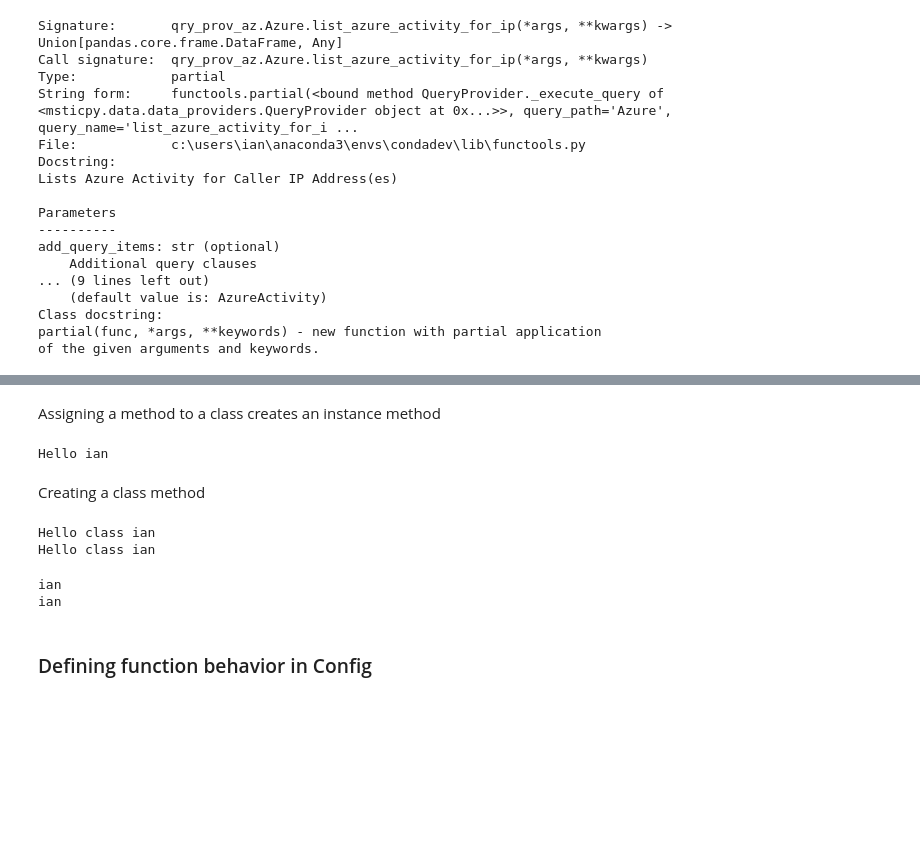
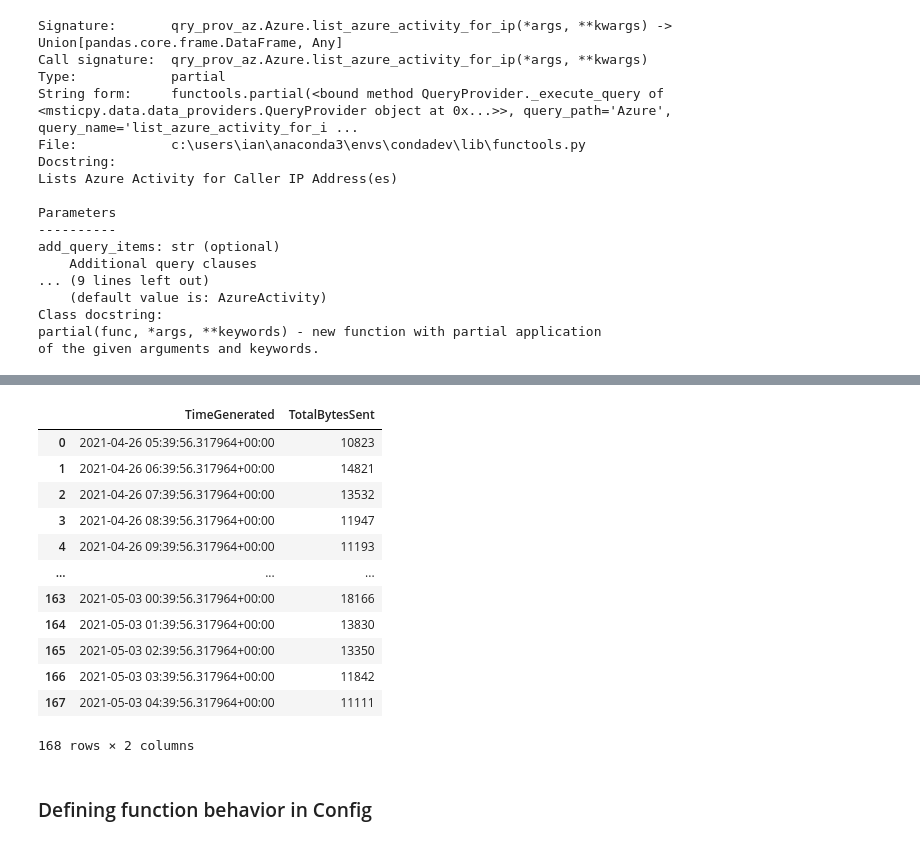
Before and after one commit to ianhelle/pycon2021, a Jupyter notebook: PyCon-MP-dev.ipynb, the cells around one changed output, grey strips where cells are left out. Saved outputs shown, nothing was run; the diff lists cells and outputs as text; code cells hidden in the pictures; blank space fills up the shorter version.

```diff
--- a/PyCon-MP-dev.ipynb
+++ b/PyCon-MP-dev.ipynb
@@ -397,38 +351,19 @@ ext.new_func()
-# %% [markdown]
-Assigning a method to a class creates an instance method
-# %%
-def new_method(self, mssg):
-    print(self.prop, mssg)
-
-Extensible.new_func = new_method
-ext = Extensible()
-ext.new_func("ian")
-# %% [output]
-Hello ian
-# %% [markdown]
-Creating a class method
-# %%
-def new_method(cls, mssg):
-    print(cls.cls_prop, mssg)
-
-Extensible.new_func = classmethod(new_method)
-ext = Extensible()
-ext.new_func("ian")
-Extensible.new_func("ian")
-# %% [output]
-Hello class ian
-Hello class ian
-# %%
-def new_method(mssg):
-    print(mssg)
-
-Extensible.new_func = staticmethod(new_method)
-ext = Extensible()
-ext.new_func("ian")
-Extensible.new_func("ian")
-# %% [output]
-ian
-ian
+# %%
+qry_prov_loc.Network.get_network_summary()
+# %% [output]
+|  | TimeGenerated | TotalBytesSent |
+| 0 | 2021-04-26 05:39:56.317964+00:00 | 10823 |
+| 1 | 2021-04-26 06:39:56.317964+00:00 | 14821 |
+| 2 | 2021-04-26 07:39:56.317964+00:00 | 13532 |
+| 3 | 2021-04-26 08:39:56.317964+00:00 | 11947 |
+| 4 | 2021-04-26 09:39:56.317964+00:00 | 11193 |
+| ... | ... | ... |
+| 163 | 2021-05-03 00:39:56.317964+00:00 | 18166 |
+| 164 | 2021-05-03 01:39:56.317964+00:00 | 13830 |
+| 165 | 2021-05-03 02:39:56.317964+00:00 | 13350 |
+| 166 | 2021-05-03 03:39:56.317964+00:00 | 11842 |
+| 167 | 2021-05-03 04:39:56.317964+00:00 | 11111 |
+168 rows × 2 columns
 # %% [markdown]
 ### Defining function behavior in Config
 # %%
```
Also changed, not shown: parts of 48 cells of this notebook, 14 other files.
